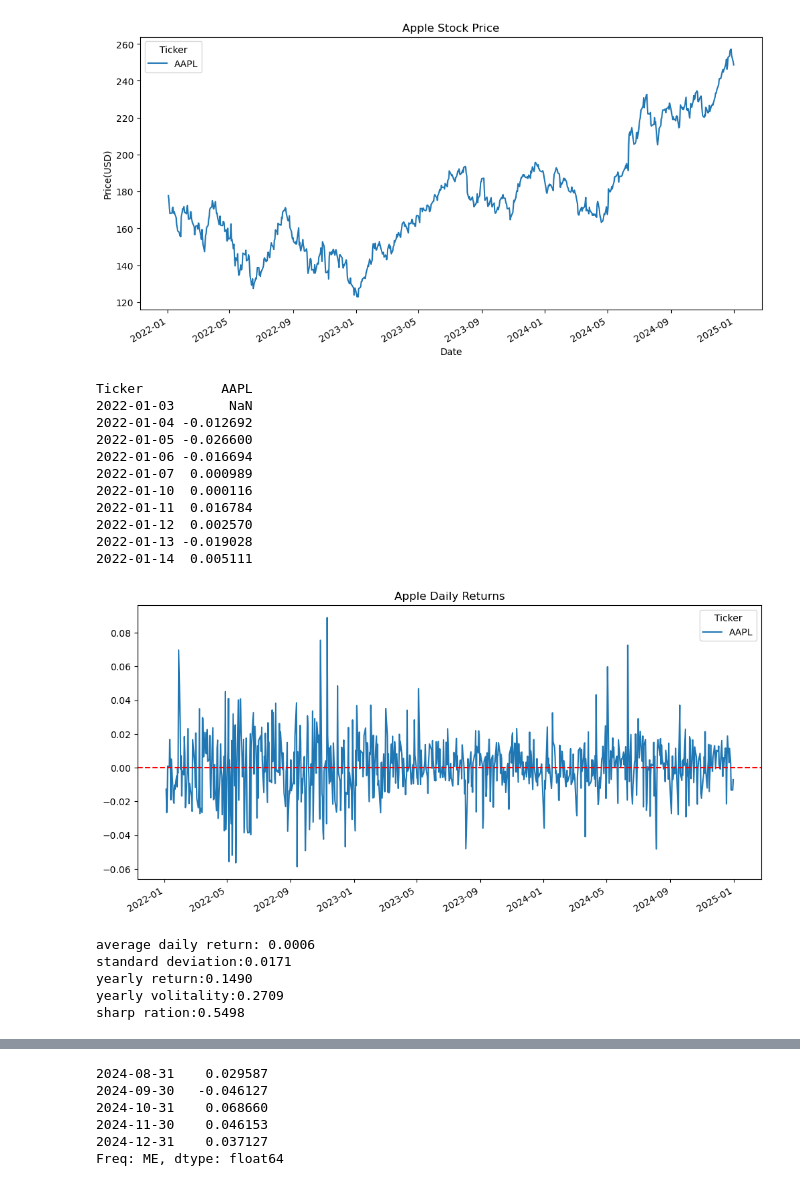
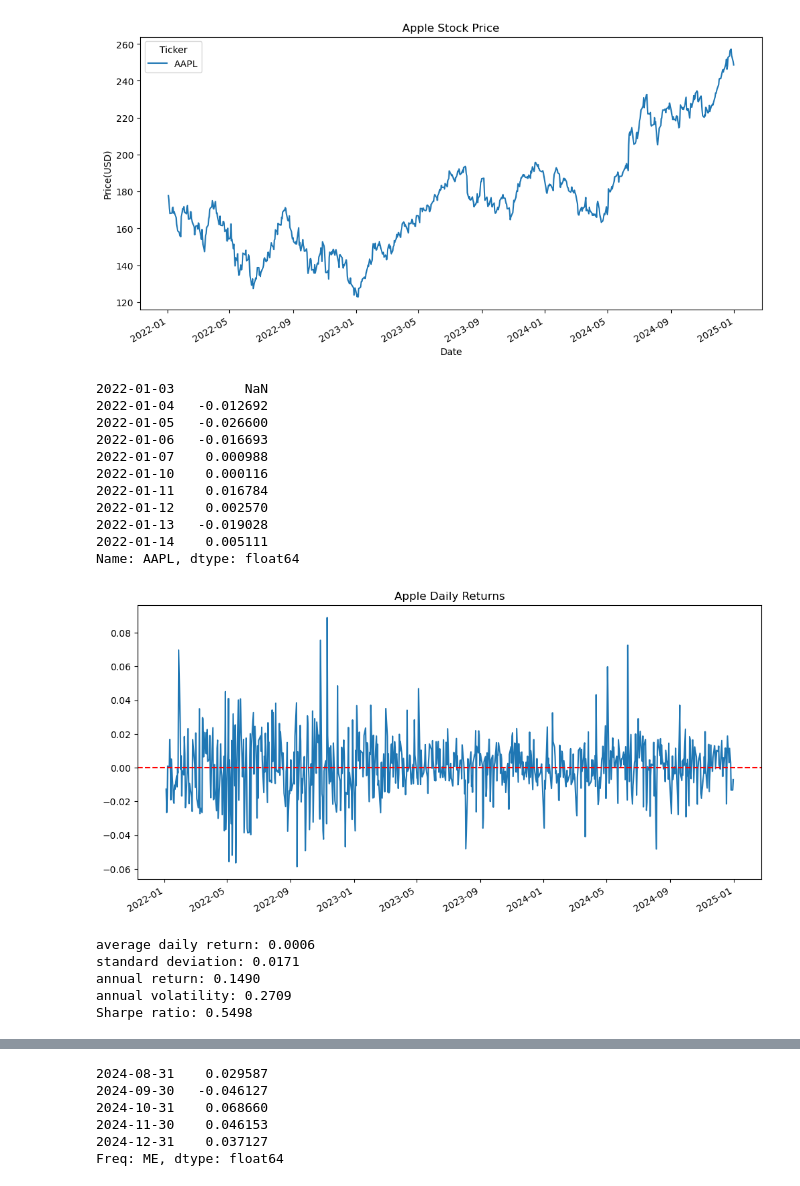
Before and after one commit to YifengHU07/momentum-strategy, a Jupyter notebook: momentum_project.ipynb, the cells around one changed output, grey strips where cells are left out. Saved outputs shown, nothing was run; the diff lists cells and outputs as text; code cells hidden in the pictures.

```diff
--- a/momentum_project.ipynb
+++ b/momentum_project.ipynb
@@ -42,40 +31,39 @@ plt.show()
 # %% [output]
 [figure]
 # %%
-returns= data['Close'].pct_change()
+returns = data['Close'].squeeze().pct_change()
 print(returns.head(10))
 returns.plot(figsize=(12,6),title='Apple Daily Returns')
 plt.axhline(y=0, color = 'red',linestyle='--')
 plt.show()
 # %% [output]
-Ticker          AAPL
-2022-01-03       NaN
-2022-01-04 -0.012692
-2022-01-05 -0.026600
-2022-01-06 -0.016694
-2022-01-07  0.000989
-2022-01-10  0.000116
-2022-01-11  0.016784
-2022-01-12  0.002570
-2022-01-13 -0.019028
-2022-01-14  0.005111
+2022-01-03         NaN
+2022-01-04   -0.012692
+2022-01-05   -0.026600
+2022-01-06   -0.016693
+2022-01-07    0.000988
+2022-01-10    0.000116
+2022-01-11    0.016784
+2022-01-12    0.002570
+2022-01-13   -0.019028
+2022-01-14    0.005111
+Name: AAPL, dtype: float64
-[figure, old version]
+[figure, new version]
 # %%
-mean_ret = float(returns.mean())
-std_ret = float(returns.std())
-
+mean_ret = returns.mean()
+std_ret = returns.std()
 
 print(f"average daily return: {mean_ret:.4f}")
-print(f"standard deviation:{std_ret:.4f}")
-print(f"yearly return:{mean_ret * 252:.4f}")
-print(f"yearly volitality:{std_ret * np.sqrt(252):.4f}")
-print(f"sharp ration:{(mean_ret*252)/(std_ret * np.sqrt(252)):.4f}")
+print(f"standard deviation: {std_ret:.4f}")
+print(f"annual return: {mean_ret * 252:.4f}")
+print(f"annual volatility: {std_ret * np.sqrt(252):.4f}")
+print(f"Sharpe ratio: {(mean_ret*252)/(std_ret * np.sqrt(252)):.4f}")
 # %% [output]
 average daily return: 0.0006
-standard deviation:0.0171
-yearly return:0.1490
-yearly volitality:0.2709
-sharp ration:0.5498
+standard deviation: 0.0171
+annual return: 0.1490
+annual volatility: 0.2709
+Sharpe ratio: 0.5498
 # %%
 tickers = ['AAPL', 'MSFT', 'GOOGL', 'AMZN', 'META',
            'TSLA', 'NVDA', 'JPM', 'JNJ', 'XOM']
```
Also changed, not shown: parts of 11 cells of this notebook.
